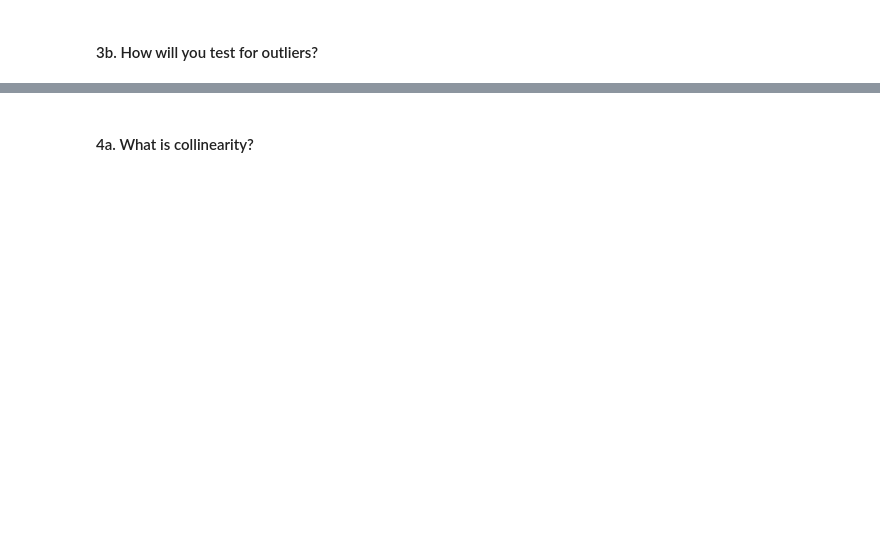
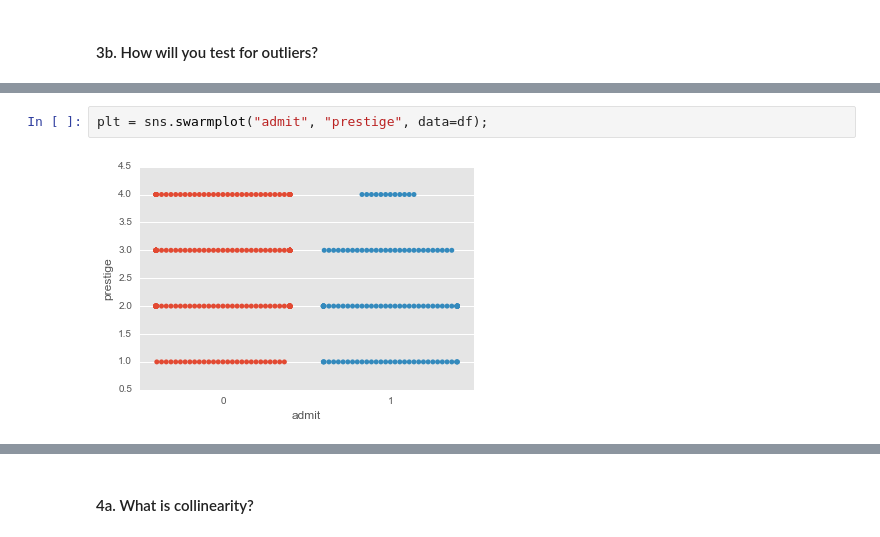
Before and after one commit to nicolairobles/DAT-NYC-37, a Jupyter notebook: MY_REPO/projects/unit-projects/project-1/starter-code/project1-starter.ipynb, the cells around one changed output, grey strips where cells are left out. Drawn from its saved outputs; the diff is of its cells as text; blank space fills up the shorter version.

```diff
--- a/MY_REPO/projects/unit-projects/project-1/starter-code/project1-starter.ipynb
+++ b/MY_REPO/projects/unit-projects/project-1/starter-code/project1-starter.ipynb
@@ -103,0 +114,4 @@ Answer:
+# %%
+plt = sns.swarmplot("admit", "prestige", data=df);
+# %% [output]
+[figure, added]
```
Also changed, not shown: parts of 21 cells of this notebook, 12 other files.
